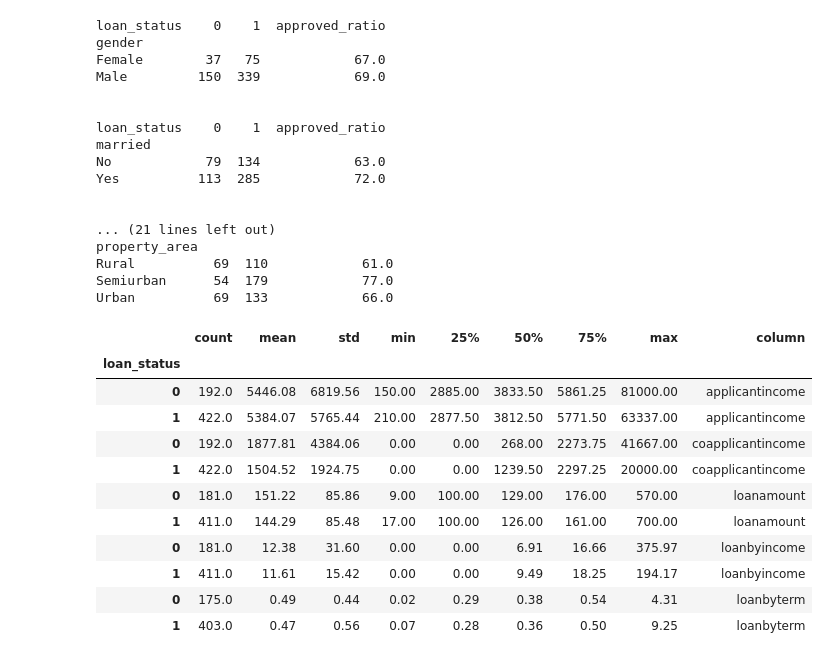
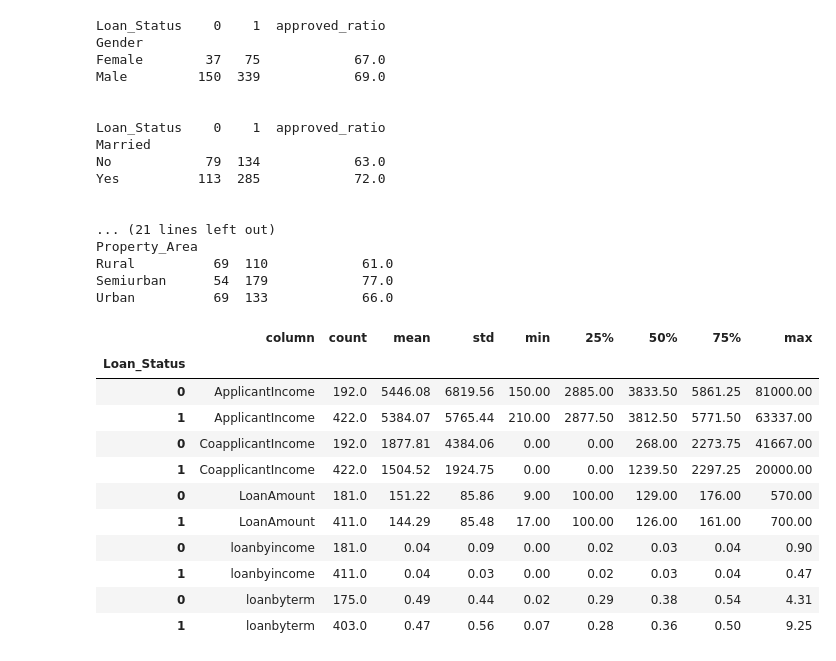
Before and after one commit to ashishrai512/loan_prediction, a Jupyter notebook: loan_pred_python.ipynb, the cells around one changed output. Cells and saved outputs as stored; diff of their text form; code cells hidden in the pictures.

```diff
--- a/loan_pred_python.ipynb
+++ b/loan_pred_python.ipynb
@@ -39,15 +40,12 @@ pd.set_option('display.max_columns',None)
 train = pd.read_csv("train.csv")
 test = pd.read_csv("test.csv")
 
-train.columns = [col.lower() for col in train.columns]
-test.columns  = [col.lower() for col in test.columns]
+train.index = train.Loan_ID
+train.drop(["Loan_ID"],axis=1,inplace = True)
+train["Loan_Status"].replace({"Y":1,"N":0},inplace=True)
 
-train.index = train.loan_id
-train.drop(["loan_id"],axis=1,inplace = True)
-train["loan_status"].replace({"Y":1,"N":0},inplace=True)
-
-test.index = test.loan_id
-test.drop(["loan_id"],axis=1,inplace = True)
+test.index = test.Loan_ID
+test.drop(["Loan_ID"],axis=1,inplace = True)
 # %%
 train.head()
 # %% [output]
@@ -112,46 +106,56 @@ k.T
 # %%
 cols =[col for col in train.columns if train[col].dtype=='object']
 for col in cols:
-    df = train.groupby([col,'loan_status']).size().unstack()
+    df = train.groupby([col,'Loan_Status']).size().unstack()
     df["approved_ratio"] =100*round(df[1]/df.sum(axis=1),2)
     print(df,end="\n\n\n")
 # %% [output]
-loan_status    0    1  approved_ratio
-gender
+Loan_Status    0    1  approved_ratio
+Gender
 Female        37   75            67.0
 Male         150  339            69.0
 
 
-loan_status    0    1  approved_ratio
-married
+Loan_Status    0    1  approved_ratio
+Married
 No            79  134            63.0
 Yes          113  285            72.0
 
 
 ... (21 lines left out)
-property_area
+Property_Area
 Rural          69  110            61.0
 Semiurban      54  179            77.0
 Urban          69  133            66.0
+# %%
+train["loanbyincome"] = np.where(~train["ApplicantIncome"].isna(),train["LoanAmount"]/train["ApplicantIncome"],np.nan)
+train["loanbyterm"] =  train["LoanAmount"]/train["Loan_Amount_Term"]
+
+test["loanbyincome"] = np.where(~test["ApplicantIncome"].isna(),test["LoanAmount"]/test["ApplicantIncome"],np.nan)
+test["loanbyterm"] =  test["LoanAmount"]/test["Loan_Amount_Term"]
 # %%
 df = pd.DataFrame()
-cols= ["applicantincome","coapplicantincome","loanamount","loanbyincome","loanbyterm"]
+cols= ["ApplicantIncome","CoapplicantIncome","LoanAmount","loanbyincome","loanbyterm"]
 for col in cols:
-    temp = pd.DataFrame(train.groupby(["loan_status"])[col].describe())
+    temp = pd.DataFrame(train.groupby(["Loan_Status"])[col].describe())
     temp["column"] = col
+    #cols = temp.columns[::-1]
+    cols = temp.columns.tolist()
+    cols = cols[-1:]+cols[:-1]
+    temp = temp[cols]
     df = df.append(round(temp,2))
 df
 # %% [output]
-|  | count | mean | std | min | 25% | 50% | 75% | max | column |
-| loan_status |  |  |  |  |  |  |  |  |  |
-| 0 | 192.0 | 5446.08 | 6819.56 | 150.00 | 2885.00 | 3833.50 | 5861.25 | 81000.00 | applicantincome |
-| 1 | 422.0 | 5384.07 | 5765.44 | 210.00 | 2877.50 | 3812.50 | 5771.50 | 63337.00 | applicantincome |
-| 0 | 192.0 | 1877.81 | 4384.06 | 0.00 | 0.00 | 268.00 | 2273.75 | 41667.00 | coapplicantincome |
-| 1 | 422.0 | 1504.52 | 1924.75 | 0.00 | 0.00 | 1239.50 | 2297.25 | 20000.00 | coapplicantincome |
-| 0 | 181.0 | 151.22 | 85.86 | 9.00 | 100.00 | 129.00 | 176.00 | 570.00 | loanamount |
-| 1 | 411.0 | 144.29 | 85.48 | 17.00 | 100.00 | 126.00 | 161.00 | 700.00 | loanamount |
-| 0 | 181.0 | 12.38 | 31.60 | 0.00 | 0.00 | 6.91 | 16.66 | 375.97 | loanbyincome |
-| 1 | 411.0 | 11.61 | 15.42 | 0.00 | 0.00 | 9.49 | 18.25 | 194.17 | loanbyincome |
-| 0 | 175.0 | 0.49 | 0.44 | 0.02 | 0.29 | 0.38 | 0.54 | 4.31 | loanbyterm |
-| 1 | 403.0 | 0.47 | 0.56 | 0.07 | 0.28 | 0.36 | 0.50 | 9.25 | loanbyterm |
+|  | column | count | mean | std | min | 25% | 50% | 75% | max |
+| Loan_Status |  |  |  |  |  |  |  |  |  |
+| 0 | ApplicantIncome | 192.0 | 5446.08 | 6819.56 | 150.00 | 2885.00 | 3833.50 | 5861.25 | 81000.00 |
+| 1 | ApplicantIncome | 422.0 | 5384.07 | 5765.44 | 210.00 | 2877.50 | 3812.50 | 5771.50 | 63337.00 |
+| 0 | CoapplicantIncome | 192.0 | 1877.81 | 4384.06 | 0.00 | 0.00 | 268.00 | 2273.75 | 41667.00 |
+| 1 | CoapplicantIncome | 422.0 | 1504.52 | 1924.75 | 0.00 | 0.00 | 1239.50 | 2297.25 | 20000.00 |
+| 0 | LoanAmount | 181.0 | 151.22 | 85.86 | 9.00 | 100.00 | 129.00 | 176.00 | 570.00 |
+| 1 | LoanAmount | 411.0 | 144.29 | 85.48 | 17.00 | 100.00 | 126.00 | 161.00 | 700.00 |
+| 0 | loanbyincome | 181.0 | 0.04 | 0.09 | 0.00 | 0.02 | 0.03 | 0.04 | 0.90 |
+| 1 | loanbyincome | 411.0 | 0.04 | 0.03 | 0.00 | 0.02 | 0.03 | 0.04 | 0.47 |
+| 0 | loanbyterm | 175.0 | 0.49 | 0.44 | 0.02 | 0.29 | 0.38 | 0.54 | 4.31 |
+| 1 | loanbyterm | 403.0 | 0.47 | 0.56 | 0.07 | 0.28 | 0.36 | 0.50 | 9.25 |
 # %%
```
Also changed, not shown: parts of 15 cells of this notebook.
